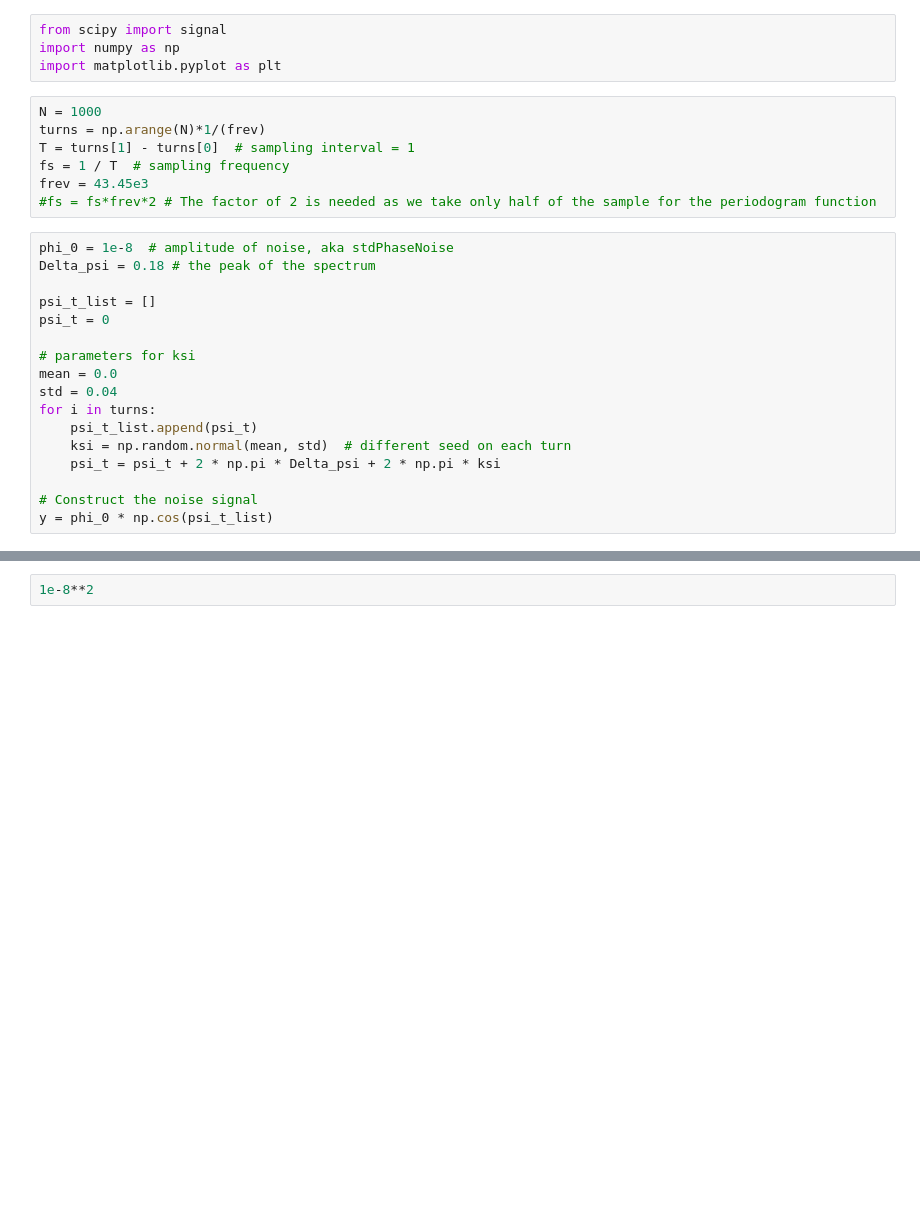
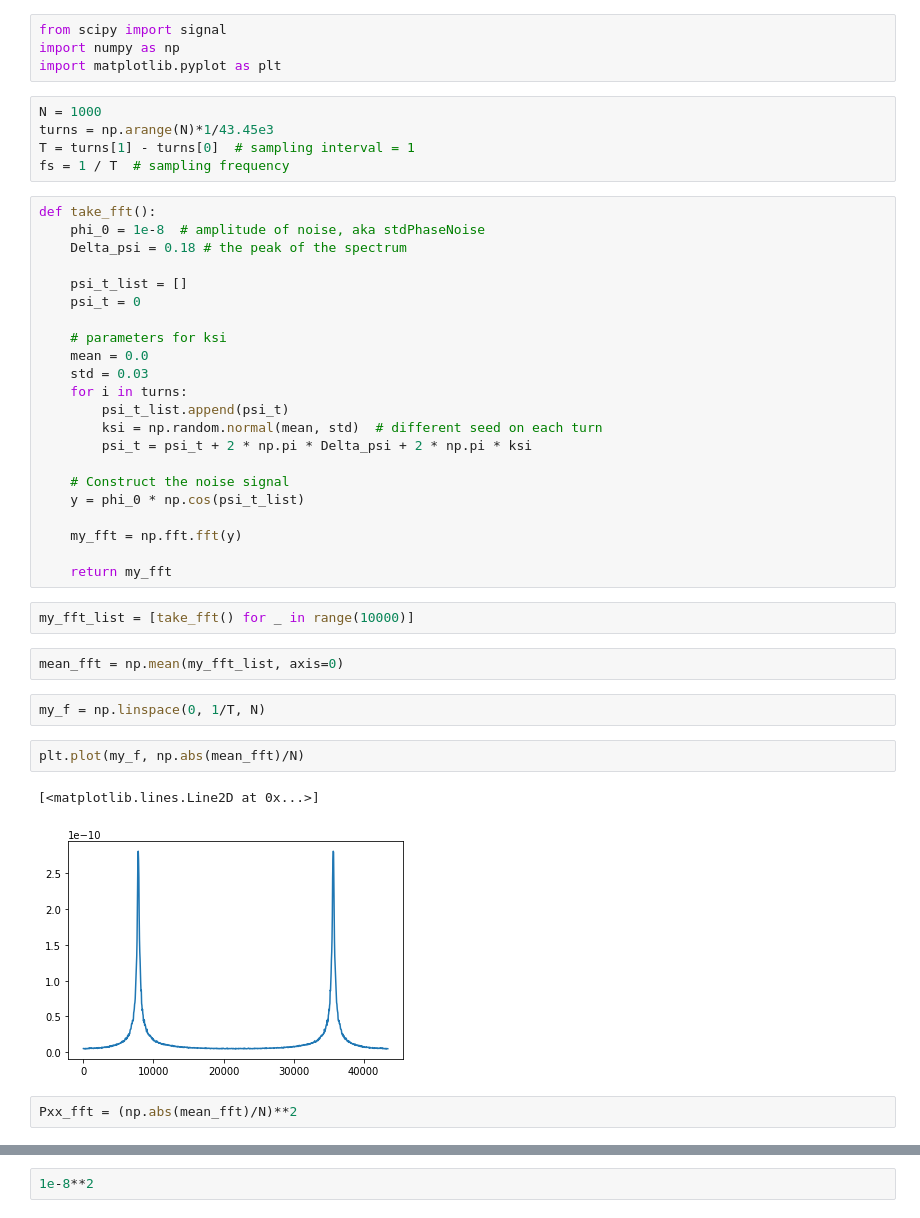
Before and after one commit to natriant/utils, a Jupyter notebook: noise_studies_playground/PSD_computation/periodogram_colored_noise.ipynb, the cells around one changed output, grey strips where cells are left out. Drawn from its saved outputs; the diff is of its cells as text; blank space fills up the shorter version.

```diff
--- a/noise_studies_playground/PSD_computation/periodogram_colored_noise.ipynb
+++ b/noise_studies_playground/PSD_computation/periodogram_colored_noise.ipynb
@@ -4,25 +4,41 @@ import numpy as np
 import matplotlib.pyplot as plt
 # %%
 N = 1000
-turns = np.arange(N)*1/(frev)
+turns = np.arange(N)*1/43.45e3
 T = turns[1] - turns[0]  # sampling interval = 1
 fs = 1 / T  # sampling frequency
-frev = 43.45e3
-#fs = fs*frev*2 # The factor of 2 is needed as we take only half of the sample for the periodogram function
 # %%
-phi_0 = 1e-8  # amplitude of noise, aka stdPhaseNoise
-Delta_psi = 0.18 # the peak of the spectrum
+def take_fft():
+    phi_0 = 1e-8  # amplitude of noise, aka stdPhaseNoise
+    Delta_psi = 0.18 # the peak of the spectrum
 
-psi_t_list = []
-psi_t = 0
+    psi_t_list = []
+    psi_t = 0
 
-# parameters for ksi
-mean = 0.0
-std = 0.04
-for i in turns:
-    psi_t_list.append(psi_t)
-    ksi = np.random.normal(mean, std)  # different seed on each turn
-    psi_t = psi_t + 2 * np.pi * Delta_psi + 2 * np.pi * ksi
+    # parameters for ksi
+    mean = 0.0
+    std = 0.03
+    for i in turns:
+        psi_t_list.append(psi_t)
+        ksi = np.random.normal(mean, std)  # different seed on each turn
+        psi_t = psi_t + 2 * np.pi * Delta_psi + 2 * np.pi * ksi
 
-# Construct the noise signal
-y = phi_0 * np.cos(psi_t_list)
+    # Construct the noise signal
+    y = phi_0 * np.cos(psi_t_list)
+
+    my_fft = np.fft.fft(y)
+
+    return my_fft
+# %%
+my_fft_list = [take_fft() for _ in range(10000)]
+# %%
+mean_fft = np.mean(my_fft_list, axis=0)
+# %%
+my_f = np.linspace(0, 1/T, N)
+# %%
+plt.plot(my_f, np.abs(mean_fft)/N)
+# %% [output]
+[<matplotlib.lines.Line2D at 0x...>]
+[figure, added]
+# %%
+Pxx_fft = (np.abs(mean_fft)/N)**2
```
Also changed, not shown: parts of 22 cells of this notebook, 3 other files.
